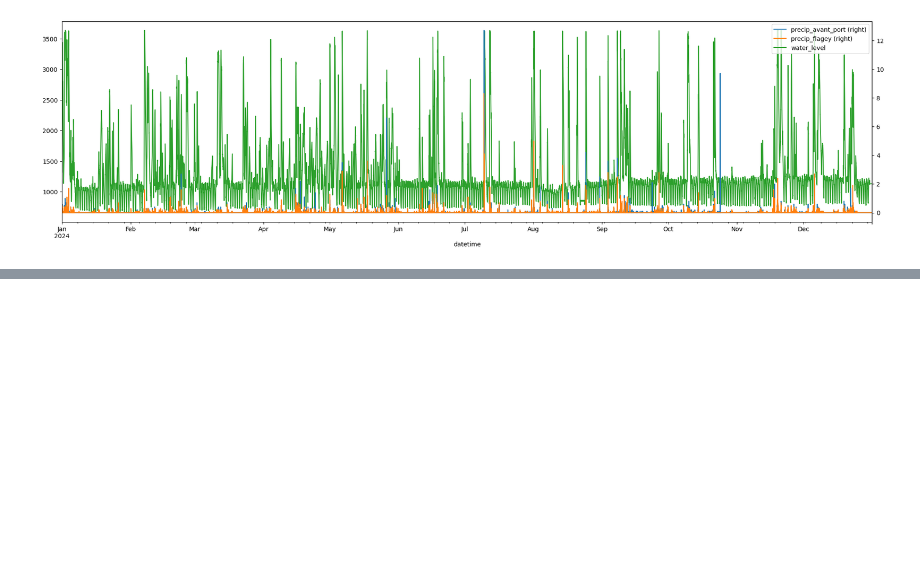
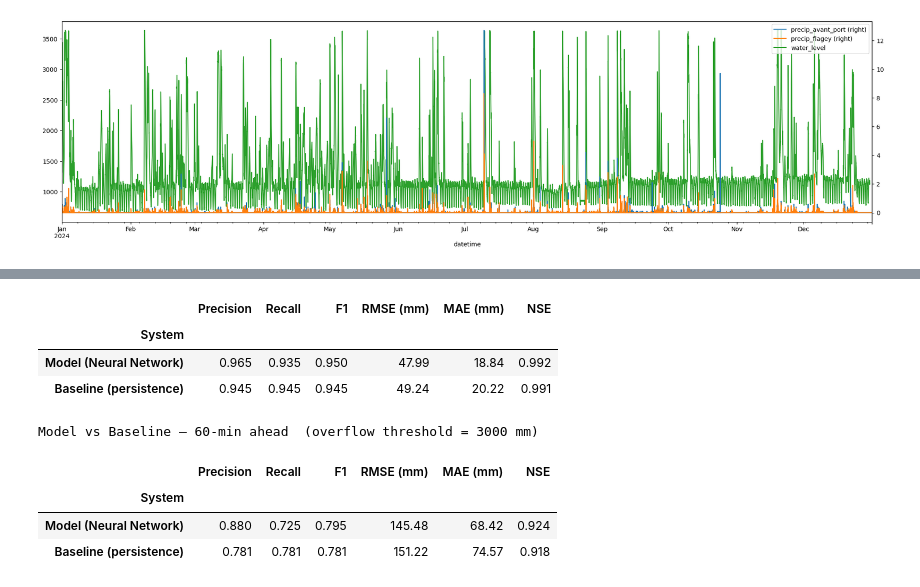
Before and after one commit to miirage-exe/overflow-prediction, a Jupyter notebook: project.ipynb, the cells around one changed output, grey strips where cells are left out. Saved outputs shown, nothing was run; the diff lists cells and outputs as text; code cells hidden in the pictures; blank space fills up the shorter version.

```diff
--- a/project.ipynb
+++ b/project.ipynb
@@ -291,35 +738,40 @@ Now we apply the 3000 mm threshold to our regression predictions to evaluate how
 # %%
+from IPython.display import display
+
 OVERFLOW_THRESHOLD = 3000
 
-def evaluate_overflow(y_true_continuous, y_pred_continuous, baseline_continuous, model_name, horizon):
-    # Convert continuous water levels to binary Overflow classes (1 = Overflow, 0 = Normal)
-    y_true_class = (y_true_continuous > OVERFLOW_THRESHOLD).astype(int)
-    y_pred_class = (y_pred_continuous > OVERFLOW_THRESHOLD).astype(int)
-    baseline_class = (baseline_continuous > OVERFLOW_THRESHOLD).astype(int)
+def evaluate_overflow(y_true_cont, y_pred_cont, baseline_cont, model_name):
+    y_true_cls   = (y_true_cont   > OVERFLOW_THRESHOLD).astype(int)
+    y_pred_cls   = (y_pred_cont   > OVERFLOW_THRESHOLD).astype(int)
+    baseline_cls = (baseline_cont > OVERFLOW_THRESHOLD).astype(int)
 
-    # Calculate classification metrics for the Model
-    precision = precision_score(y_true_class, y_pred_class, zero_division=0)
-    recall = recall_score(y_true_class, y_pred_class, zero_division=0)
-    f1 = f1_score(y_true_class, y_pred_class, zero_division=0)
+    rows = []
+    for label, pred_cls, pred_cont in [
+        (f'Model ({model_name})',    y_pred_cls,   y_pred_cont),
+        ('Baseline (persistence)',   baseline_cls, baseline_cont),
+    ]:
+        rows.append({
+            'System':       label,
+            'Precision':    round(precision_score(y_true_cls, pred_cls, zero_division=0), 3),
+            'Recall':       round(recall_score(y_true_cls,    pred_cls, zero_division=0), 3),
+            'F1':           round(f1_score(y_true_cls,        pred_cls, zero_division=0), 3),
+            'RMSE (mm)':    round(np.sqrt(mean_squared_error(y_true_cont, pred_cont)), 2),
+            'MAE (mm)':     round(mean_absolute_error(y_true_cont, pred_cont), 2),
+            'NSE':          round(nse(np.asarray(y_true_cont), np.asarray(pred_cont)), 3),
+        })
+    return pd.DataFrame(rows).set_index('System')
 
-    # Calculate classification metrics for the Baseline
-    b_precision = precision_score(y_true_class, baseline_class, zero_division=0)
-    b_recall = recall_score(y_true_class, baseline_class, zero_division=0)
-    b_f1 = f1_score(y_true_class, baseline_class, zero_division=0)
 
-    print(f"\nOverflow Detection for {model_name} ({horizon}m ahead):")
-    print(f"  MODEL    -> Precision: {precision:.3f} | Recall: {recall:.3f} | F1: {f1:.3f}")
-    print(f"  BASELINE -> Precision: {b_precision:.3f} | Recall: {b_recall:.3f} | F1: {b_f1:.3f}")
+# Persistence baseline: predict current water level as future level
+baseline_predictions_test_15 = X_test_15_sel['water_level'].values
+baseline_predictions_test_60 = X_test_60_sel['water_level'].values
 
-# The Baseline Persistence Model (Assuming steady-state: y_future = y_current)
-# "water_level" is our current time 't' value
-baseline_predictions_test = X_test['water_level'].values
-
-print("--- 15 Minutes Ahead ---")
-for model_name in preds_15:
-    evaluate_overflow(y_test_15.values, preds_15[model_name], baseline_predictions_test, model_name, "15")
-
-print("\n--- 60 Minutes Ahead ---")
-for model_name in preds_60:
-    evaluate_overflow(y_test_60.values, preds_60[model_name], baseline_predictions_test, model_name, "60")
+for horizon_label, preds, y_test, baseline in [
+    ('15-min ahead', preds_15, y_test_15, baseline_predictions_test_15),
+    ('60-min ahead', preds_60, y_test_60, baseline_predictions_test_60),
+]:
+    for model_name, y_pred in preds.items():
+        tbl = evaluate_overflow(y_test.values, y_pred, baseline, model_name)
+        print(f"\nModel vs Baseline — {horizon_label}  (overflow threshold = {OVERFLOW_THRESHOLD} mm)")
+        display(tbl)
 # %% [output]
@@ -342,0 +779,9 @@ Overflow Detection for Neural Network (60m ahead):
+|  | Precision | Recall | F1 | RMSE (mm) | MAE (mm) | NSE |
+| System |  |  |  |  |  |  |
+| Model (Neural Network) | 0.965 | 0.935 | 0.950 | 47.99 | 18.84 | 0.992 |
+| Baseline (persistence) | 0.945 | 0.945 | 0.945 | 49.24 | 20.22 | 0.991 |
+Model vs Baseline — 60-min ahead  (overflow threshold = 3000 mm)
+|  | Precision | Recall | F1 | RMSE (mm) | MAE (mm) | NSE |
+| System |  |  |  |  |  |  |
+| Model (Neural Network) | 0.880 | 0.725 | 0.795 | 145.48 | 68.42 | 0.924 |
+| Baseline (persistence) | 0.781 | 0.781 | 0.781 | 151.22 | 74.57 | 0.918 |
```
Also changed, not shown: parts of 25 cells of this notebook.
